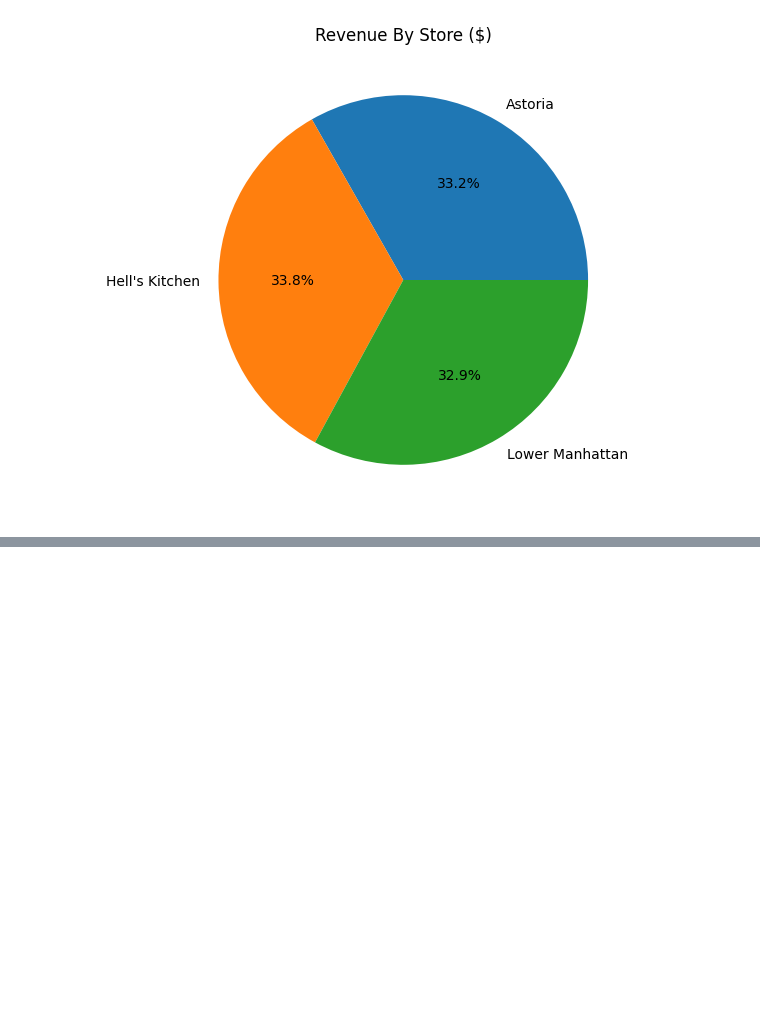
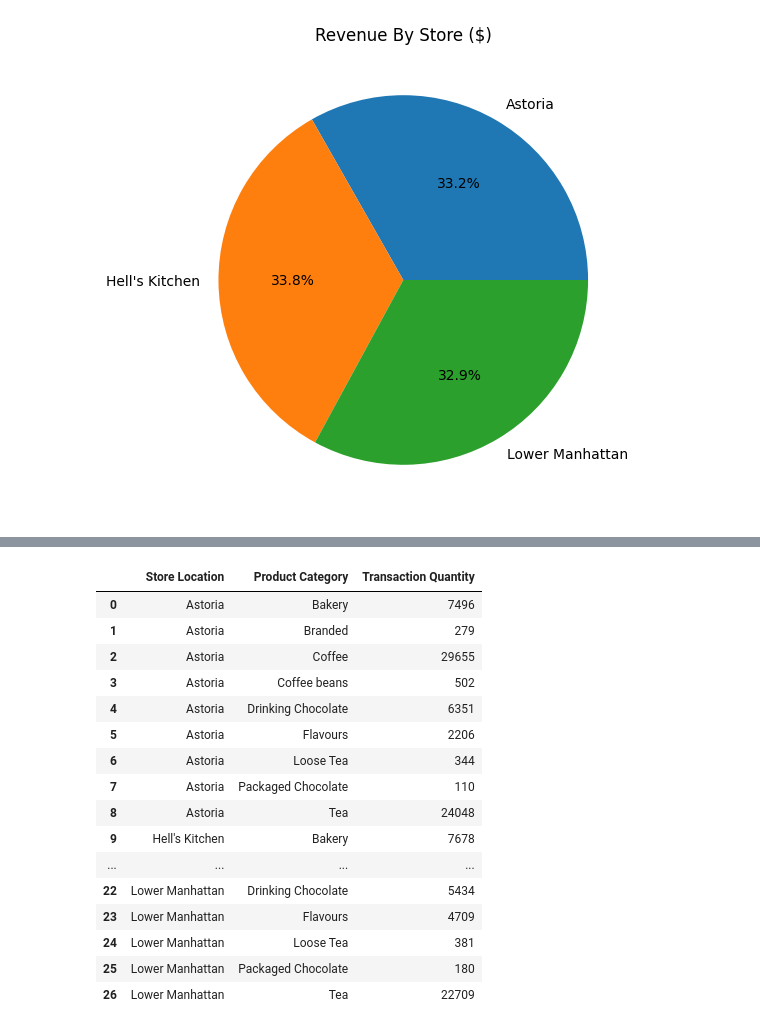
Before and after one commit to anaiza-z/Coffee-Shop-Sales-Analysis, a Jupyter notebook: Coffee_Shop_Sales.ipynb, the cells around one changed output, grey strips where cells are left out. Saved outputs shown, nothing was run; the diff lists cells and outputs as text; code cells hidden in the pictures; blank space fills up the shorter version.

```diff
--- a/Coffee_Shop_Sales.ipynb
+++ b/Coffee_Shop_Sales.ipynb
@@ -190,0 +207,23 @@ plt.show()
+# %%
+#Quantidade de transações por categoria em cada loja
+transactions_by_store = dados.groupby(['Store Location', 'Product Category'])['Transaction Quantity'].sum()
+transactions_by_store_df = transactions_by_store.reset_index()
+transactions_by_store_df
+# %% [output]
+|  | Store Location | Product Category | Transaction Quantity |
+| 0 | Astoria | Bakery | 7496 |
+| 1 | Astoria | Branded | 279 |
+| 2 | Astoria | Coffee | 29655 |
+| 3 | Astoria | Coffee beans | 502 |
+| 4 | Astoria | Drinking Chocolate | 6351 |
+| 5 | Astoria | Flavours | 2206 |
+| 6 | Astoria | Loose Tea | 344 |
+| 7 | Astoria | Packaged Chocolate | 110 |
+| 8 | Astoria | Tea | 24048 |
+| 9 | Hell's Kitchen | Bakery | 7678 |
+| ... | ... | ... | ... |
+| 22 | Lower Manhattan | Drinking Chocolate | 5434 |
+| 23 | Lower Manhattan | Flavours | 4709 |
+| 24 | Lower Manhattan | Loose Tea | 381 |
+| 25 | Lower Manhattan | Packaged Chocolate | 180 |
+| 26 | Lower Manhattan | Tea | 22709 |
```
Also changed, not shown: parts of 2 cells of this notebook.
